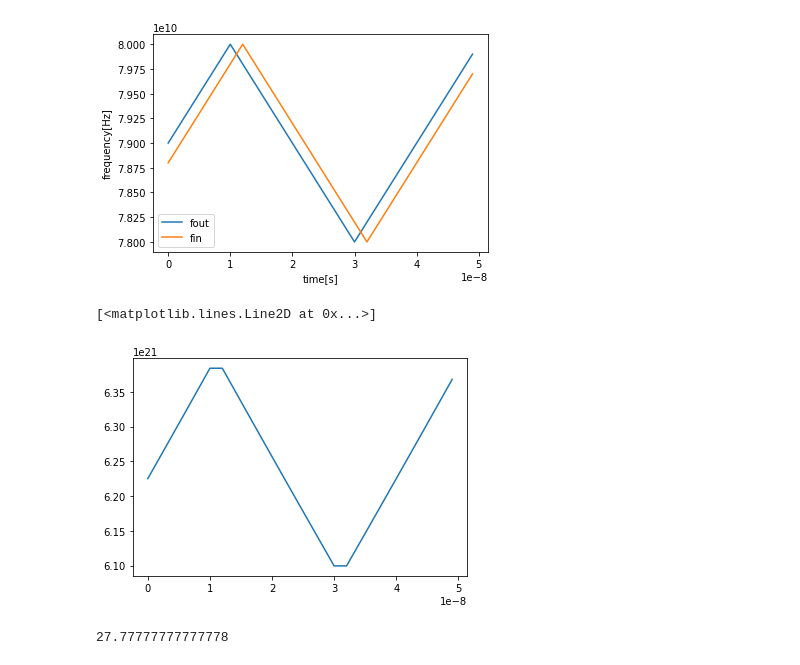
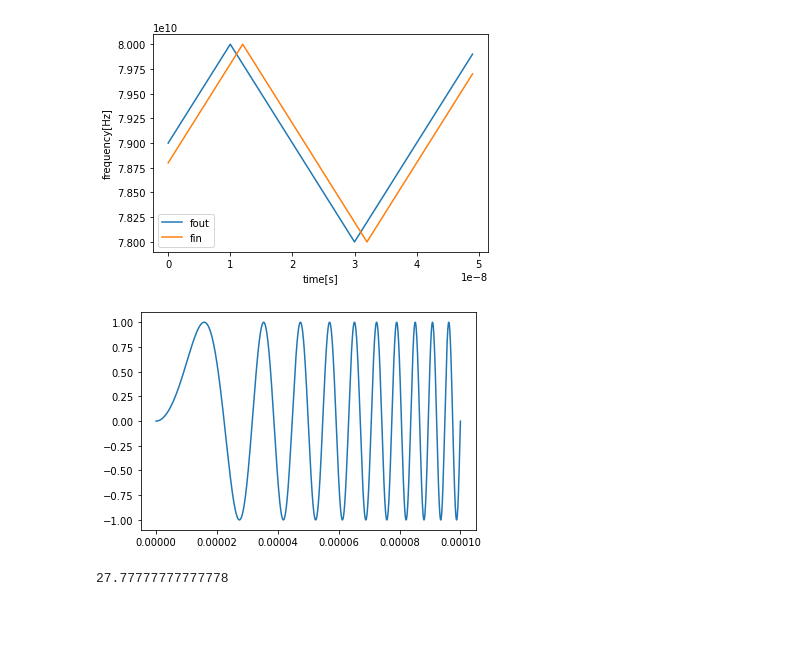
Before and after one commit to naonaorange/mmwave_traning, a Jupyter notebook: fm_cw_laider.ipynb, the cells around one changed output. Cells and saved outputs as stored; diff of their text form; code cells hidden in the pictures; blank space fills up the shorter version.

```diff
--- a/fm_cw_laider.ipynb
+++ b/fm_cw_laider.ipynb
@@ -79,12 +80,15 @@ plt.legend()
 plt.show()
 # %% [output]
 [figure]
-# %%
-fout_in = fout * fin
-plt.plot(t, fout_in)
-# %% [output]
-[<matplotlib.lines.Line2D at 0x...>]
-[figure, removed]
+# %%
+
+t = np.arange(0, 10**(-4), 10**(-9))
+f = t * 10**9
+y = np.sin(2*np.pi*f*t)
+plt.plot(t, y)
+plt.show()
+# %% [output]
+[figure, added]
 # %%
 q = 100*1000/60/60
 print(q)
```
Also changed, not shown: parts of 1 cell of this notebook.
